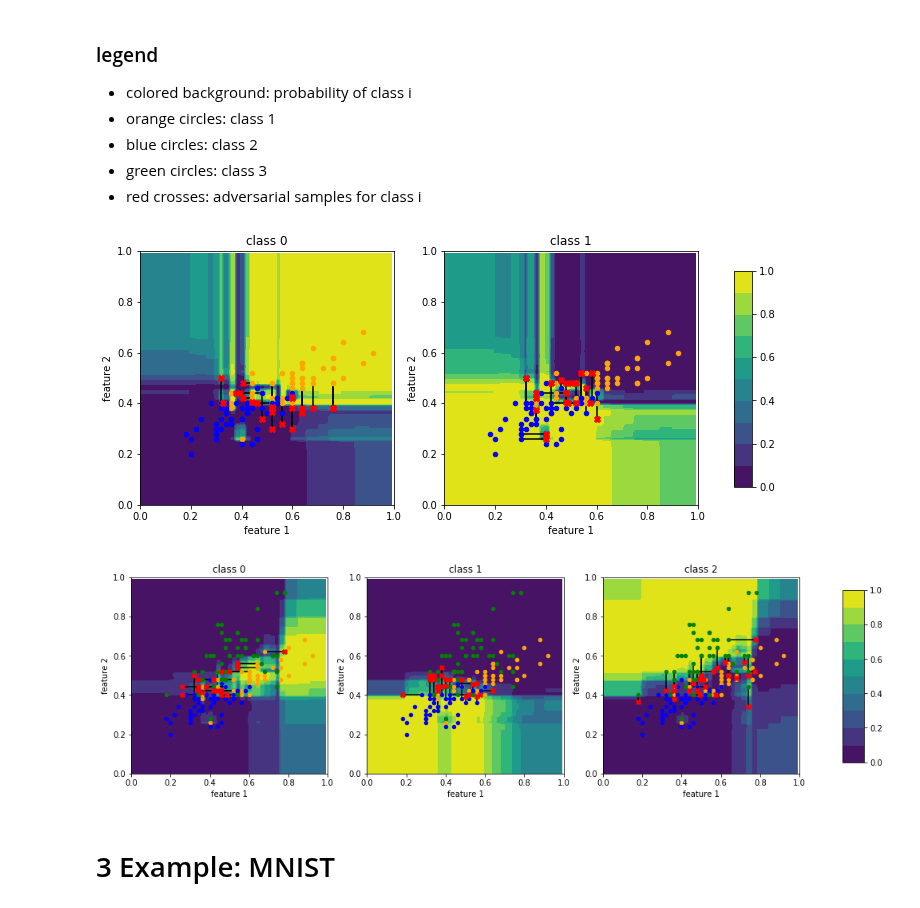
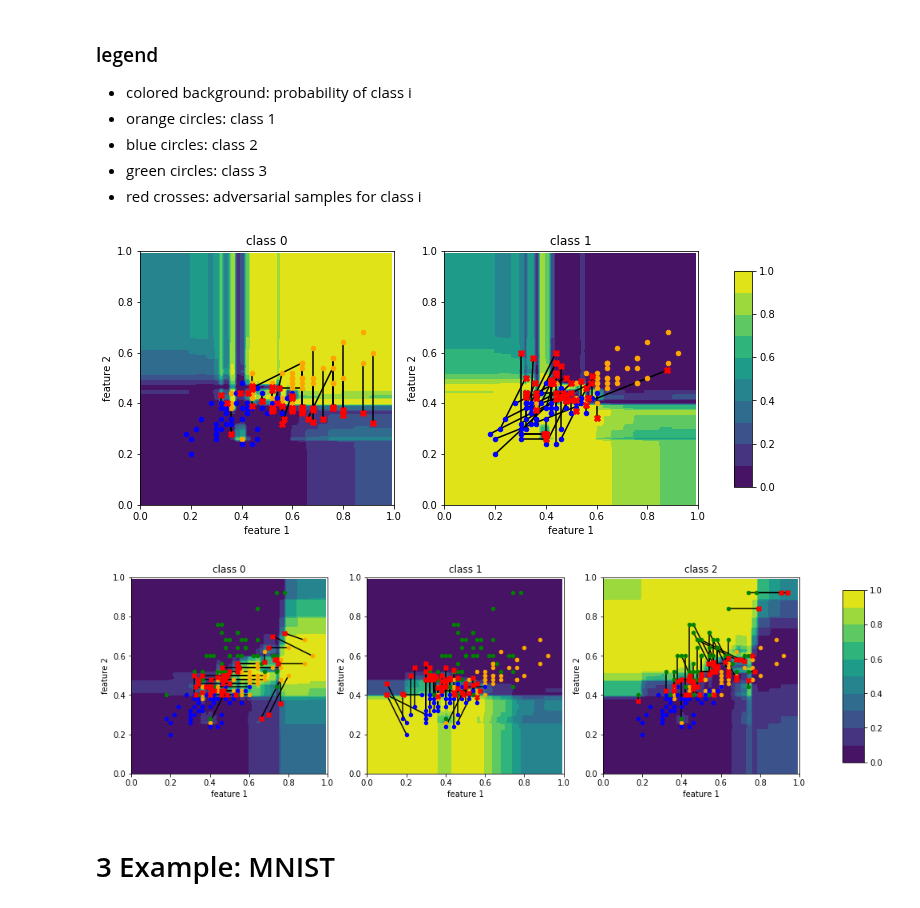
Before and after one commit to Trusted-AI/adversarial-robustness-toolbox, a Jupyter notebook: notebooks/catboost_classifier.ipynb, the cells around one changed output. Saved outputs shown, nothing was run; the diff lists cells and outputs as text; code cells hidden in the pictures.

```diff
--- a/notebooks/catboost_classifier.ipynb
+++ b/notebooks/catboost_classifier.ipynb
@@ -16,7 +19,7 @@ from art.utils import load_mnist
 # %%
-def get_adversarial_examples(x_train, y_train, num_classes):
+def get_adversarial_examples(x_train, y_train):
 
-    # Fit CatBoost model
+    # Create and fit CatBoost model
     model = CatBoostClassifier(custom_loss=['Accuracy'], random_seed=42, logging_level='Silent')
     model.fit(x_train, y_train, cat_features=None, eval_set=(x_train, y_train))
 
@@ -24,8 +27,8 @@ def get_adversarial_examples(x_train, y_train, num_classes):
     art_classifier = CatBoostARTClassifier(model=model, num_features=x_train.shape[1])
 
     # Create ART Zeroth Order Optimization attack
-    zoo = ZooAttack(classifier=art_classifier, confidence=0.0, targeted=False, learning_rate=1e-1, max_iter=10,
-                    binary_search_steps=2, initial_const=1e-3, abort_early=True, use_resize=False,
+    zoo = ZooAttack(classifier=art_classifier, confidence=0.0, targeted=False, learning_rate=1e-1, max_iter=20,
+                    binary_search_steps=10, initial_const=1e-3, abort_early=True, use_resize=False,
                     use_importance=False, nb_parallel=1, batch_size=1, variable_h=0.2)
 
     # Generate adversarial samples with ART Zeroth Order Optimization attack
@@ -58,20 +61,21 @@ def plot_results(model, x_train, y_train, x_train_adv, num_classes):
     for i_class in range(num_classes):
 
         # Plot difference vectors
-        for i in range(y_train[y_train==i_class].shape[0]):
-            x_1_0 = x_train[y_train==i_class][i, 0]
-            x_1_1 = x_train[y_train==i_class][i, 1]
-            x_2_0 = x_train_adv[y_train==i_class][i, 0]
-            x_2_1 = x_train_adv[y_train==i_class][i, 1]
+        for i in range(y_train[y_train == i_class].shape[0]):
+            x_1_0 = x_train[y_train == i_class][i, 0]
+            x_1_1 = x_train[y_train == i_class][i, 1]
+            x_2_0 = x_train_adv[y_train == i_class][i, 0]
+            x_2_1 = x_train_adv[y_train == i_class][i, 1]
             if x_1_0 != x_2_0 or x_1_1 != x_2_1:
                 axs[i_class].plot([x_1_0, x_2_0], [x_1_1, x_2_1], c='black', zorder=1)
 
         # Plot benign samples
         for i_class_2 in range(num_classes):
-            axs[i_class].scatter(x_train[y_train==i_class_2][:, 0], x_train[y_train==i_class_2][:, 1], s=20, zorder=2, c=colors[i_class_2])
+            axs[i_class].scatter(x_train[y_train == i_class_2][:, 0], x_train[y_train == i_class_2][:, 1], s=20,
+                                 zorder=2, c=colors[i_class_2])
         axs[i_class].set_aspect('equal', adjustable='box')
 
-        # Show XGBoost predicted probability as contour plot
+        # Show predicted probability as contour plot
         h = .01
         x_min, x_max = 0, 1
         y_min, y_max = 0, 1
@@ -80,17 +84,18 @@ def plot_results(model, x_train, y_train, x_train_adv, num_classes):
 
         Z_proba = model.predict_proba(np.c_[xx.ravel(), yy.ravel()])
         Z_proba = Z_proba[:, i_class].reshape(xx.shape)
-        im = axs[i_class].contourf(xx, yy, Z_proba, levels=[0.0, 0.1, 0.2, 0.3, 0.4, 0.5, 0.6, 0.7, 0.8, 0.9, 1.0], vmin=0, vmax=1)
+        im = axs[i_class].contourf(xx, yy, Z_proba, levels=[0.0, 0.1, 0.2, 0.3, 0.4, 0.5, 0.6, 0.7, 0.8, 0.9, 1.0],
+                                   vmin=0, vmax=1)
         if i_class == num_classes - 1:
             cax = fig.add_axes([0.95, 0.2, 0.025, 0.6])
-            plt.colorbar(im, ax=axs[i_class],cax=cax)
+            plt.colorbar(im, ax=axs[i_class], cax=cax)
 
         # Plot adversarial samples
-        for i in range(y_train[y_train==i_class].shape[0]):
-            x_1_0 = x_train[y_train==i_class][i, 0]
-            x_1_1 = x_train[y_train==i_class][i, 1]
-            x_2_0 = x_train_adv[y_train==i_class][i, 0]
-            x_2_1 = x_train_adv[y_train==i_class][i, 1]
+        for i in range(y_train[y_train == i_class].shape[0]):
+            x_1_0 = x_train[y_train == i_class][i, 0]
+            x_1_1 = x_train[y_train == i_class][i, 1]
+            x_2_0 = x_train_adv[y_train == i_class][i, 0]
+            x_2_1 = x_train_adv[y_train == i_class][i, 1]
             if x_1_0 != x_2_0 or x_1_1 != x_2_1:
                 axs[i_class].scatter(x_2_0, x_2_1, zorder=2, c='red', marker='X')
         axs[i_class].set_xlim((x_min, x_max))
@@ -111,17 +116,17 @@ def plot_results(model, x_train, y_train, x_train_adv, num_classes):
 # %%
 num_classes = 2
 x_train, y_train = get_data(num_classes=num_classes)
-x_train_adv, model = get_adversarial_examples(x_train, y_train, num_classes)
+x_train_adv, model = get_adversarial_examples(x_train, y_train)
 plot_results(model, x_train, y_train, x_train_adv, num_classes)
 # %% [output]
-[figure, old version]
+[figure, new version]
 # %%
 num_classes = 3
 x_train, y_train = get_data(num_classes=num_classes)
-x_train_adv, model = get_adversarial_examples(x_train, y_train, num_classes)
+x_train_adv, model = get_adversarial_examples(x_train, y_train)
 plot_results(model, x_train, y_train, x_train_adv, num_classes)
 # %% [output]
-[figure, old version]
+[figure, new version]
 # %% [markdown]
 # 3 Example: MNIST
 # %% [markdown]
```
Also changed, not shown: parts of 15 cells of this notebook, 9 other files.
